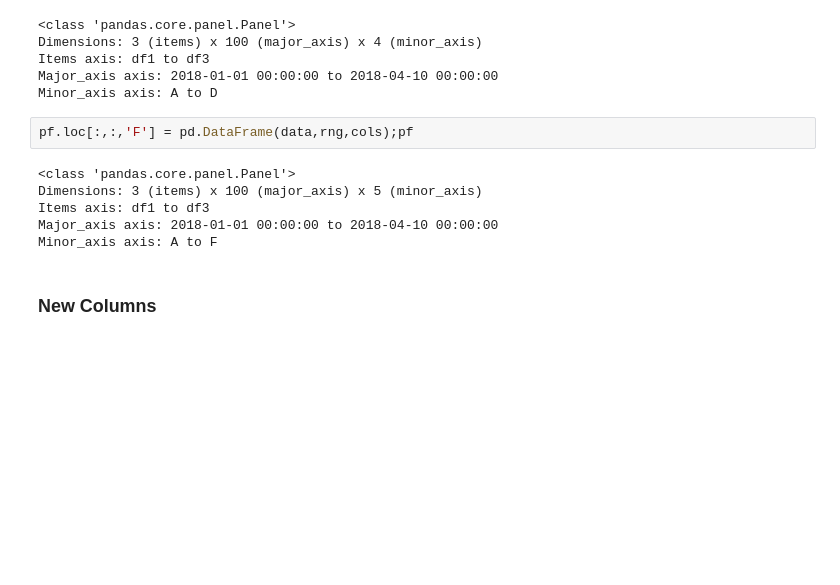
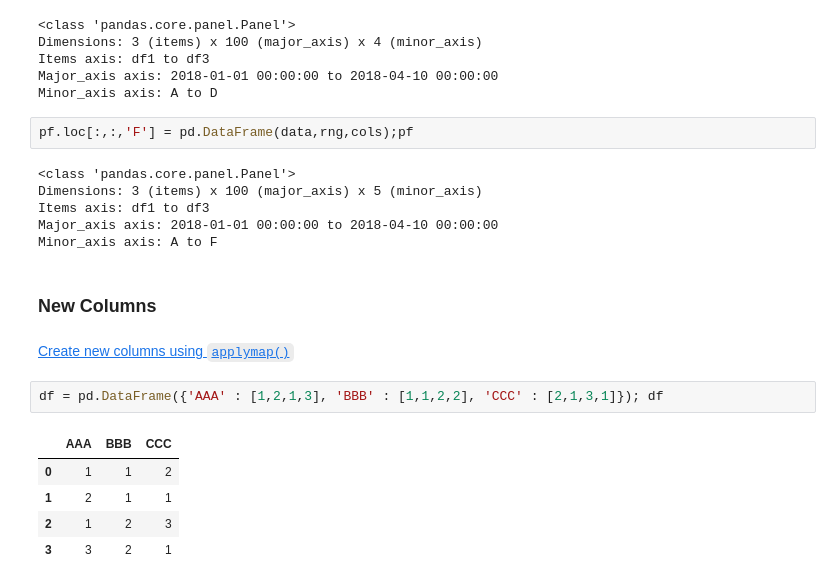
Before and after one commit to bgroveben/python3_machine_learning_projects, a Jupyter notebook: learn_kaggle/pandas/pandas_cookbook.ipynb, the cells around one changed output. Cells and saved outputs as stored; diff of their text form; blank space fills up the shorter version.

```diff
--- a/learn_kaggle/pandas/pandas_cookbook.ipynb
+++ b/learn_kaggle/pandas/pandas_cookbook.ipynb
@@ -403,3 +403,13 @@ Major_axis axis: 2018-01-01 00:00:00 to 2018-04-10 00:00:00
 Minor_axis axis: A to F
 # %% [markdown]
 ### New Columns
+# %% [markdown]
+[Create new columns using `applymap()`](https://stackoverflow.com/questions/16575868/efficiently-creating-additional-columns-in-a-pandas-dataframe-using-map)
+# %%
+df = pd.DataFrame({'AAA' : [1,2,1,3], 'BBB' : [1,1,2,2], 'CCC' : [2,1,3,1]}); df
+# %% [output]
+|  | AAA | BBB | CCC |
+| 0 | 1 | 1 | 2 |
+| 1 | 2 | 1 | 1 |
+| 2 | 1 | 2 | 3 |
+| 3 | 3 | 2 | 1 |
```
Also changed, not shown: parts of 10 cells of this notebook.
